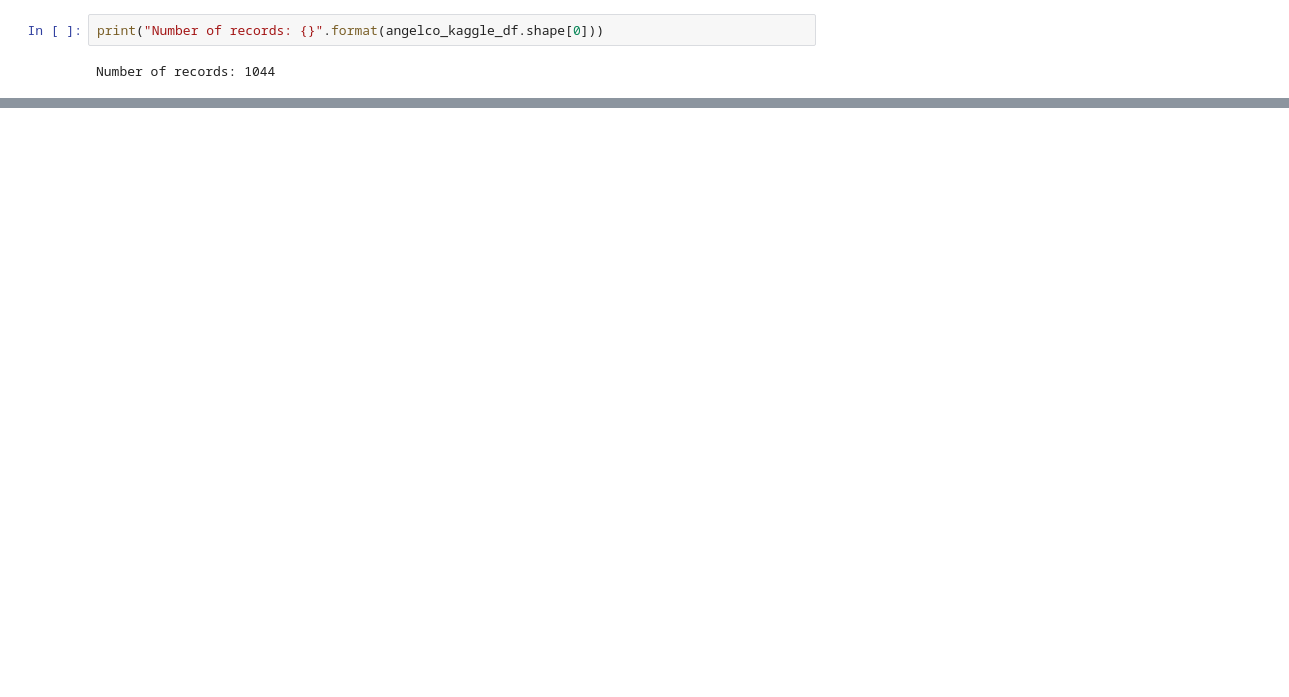
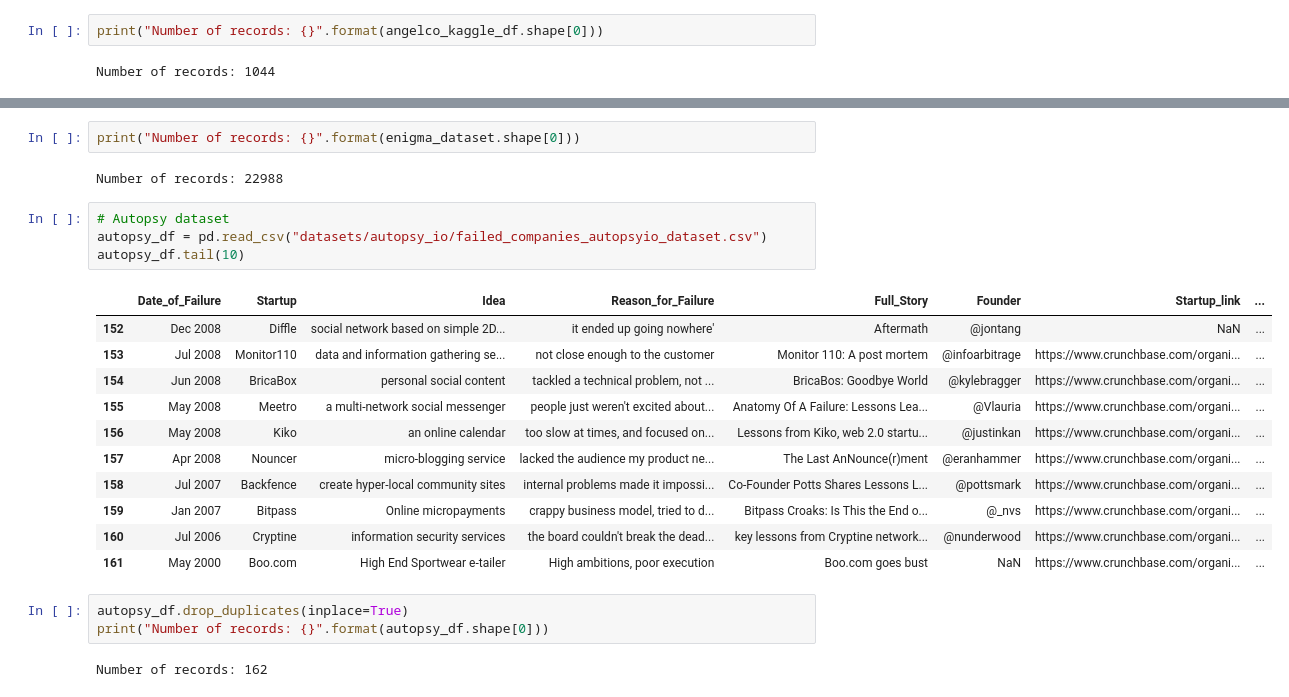
Before and after one commit to edantonio505/research_fail_startups, a Jupyter notebook: Startups Analysis Project.ipynb, the cells around one changed output, grey strips where cells are left out. Drawn from its saved outputs; the diff is of its cells as text; blank space fills up the shorter version.

```diff
--- a/Startups Analysis Project.ipynb
+++ b/Startups Analysis Project.ipynb
@@ -46,0 +65,25 @@ Number of records: 1044
+# %%
+print("Number of records: {}".format(enigma_dataset.shape[0]))
+# %% [output]
+Number of records: 22988
+# %%
+# Autopsy dataset
+autopsy_df = pd.read_csv("datasets/autopsy_io/failed_companies_autopsyio_dataset.csv")
+autopsy_df.tail(10)
+# %% [output]
+|  | Date_of_Failure | Startup | Idea | Reason_for_Failure | Full_Story | Founder | Startup_link | ... |
+| 152 | Dec 2008 | Diffle | social network based on simple 2D... | it ended up going nowhere' | Aftermath | @jontang | NaN | ... |
+| 153 | Jul 2008 | Monitor110 | data and information gathering se... | not close enough to the customer | Monitor 110: A post mortem | @infoarbitrage | https://www.crunchbase.com/organi... | ... |
+| 154 | Jun 2008 | BricaBox | personal social content | tackled a technical problem, not ... | BricaBos: Goodbye World | @kylebragger | https://www.crunchbase.com/organi... | ... |
+| 155 | May 2008 | Meetro | a multi-network social messenger | people just weren't excited about... | Anatomy Of A Failure: Lessons Lea... | @Vlauria | https://www.crunchbase.com/organi... | ... |
+| 156 | May 2008 | Kiko | an online calendar | too slow at times, and focused on... | Lessons from Kiko, web 2.0 startu... | @justinkan | https://www.crunchbase.com/organi... | ... |
+| 157 | Apr 2008 | Nouncer | micro-blogging service | lacked the audience my product ne... | The Last AnNounce(r)ment | @eranhammer | https://www.crunchbase.com/organi... | ... |
+| 158 | Jul 2007 | Backfence | create hyper-local community sites | internal problems made it impossi... | Co-Founder Potts Shares Lessons L... | @pottsmark | https://www.crunchbase.com/organi... | ... |
+| 159 | Jan 2007 | Bitpass | Online micropayments | crappy business model, tried to d... | Bitpass Croaks: Is This the End o... | @_nvs | https://www.crunchbase.com/organi... | ... |
+| 160 | Jul 2006 | Cryptine | information security services | the board couldn't break the dead... | key lessons from Cryptine network... | @nunderwood | https://www.crunchbase.com/organi... | ... |
+| 161 | May 2000 | Boo.com | High End Sportwear e-tailer | High ambitions, poor execution | Boo.com goes bust | NaN | https://www.crunchbase.com/organi... | ... |
+# %%
+autopsy_df.drop_duplicates(inplace=True)
+print("Number of records: {}".format(autopsy_df.shape[0]))
+# %% [output]
+Number of records: 162
```
Also changed, not shown: parts of 2 cells of this notebook, 4 other files.
